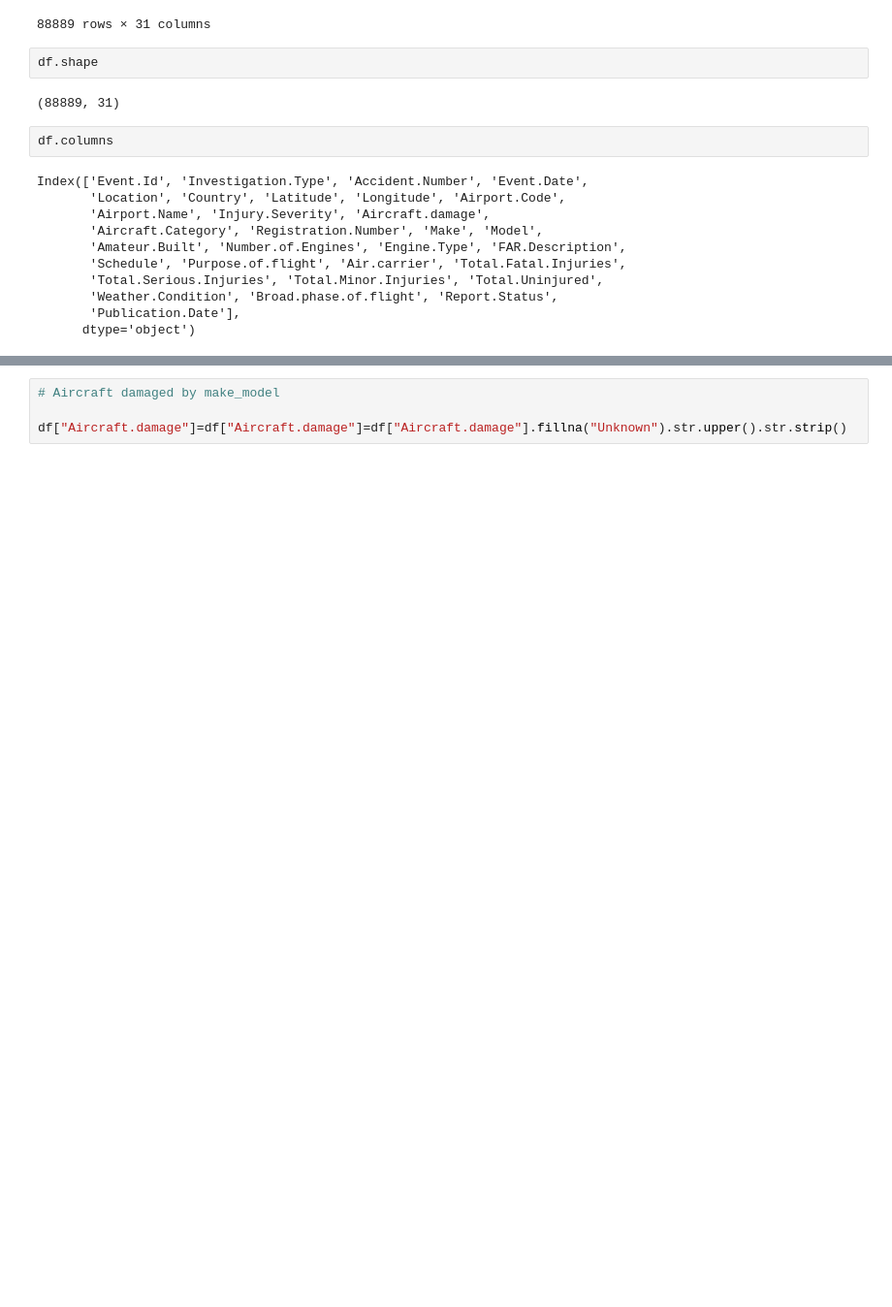
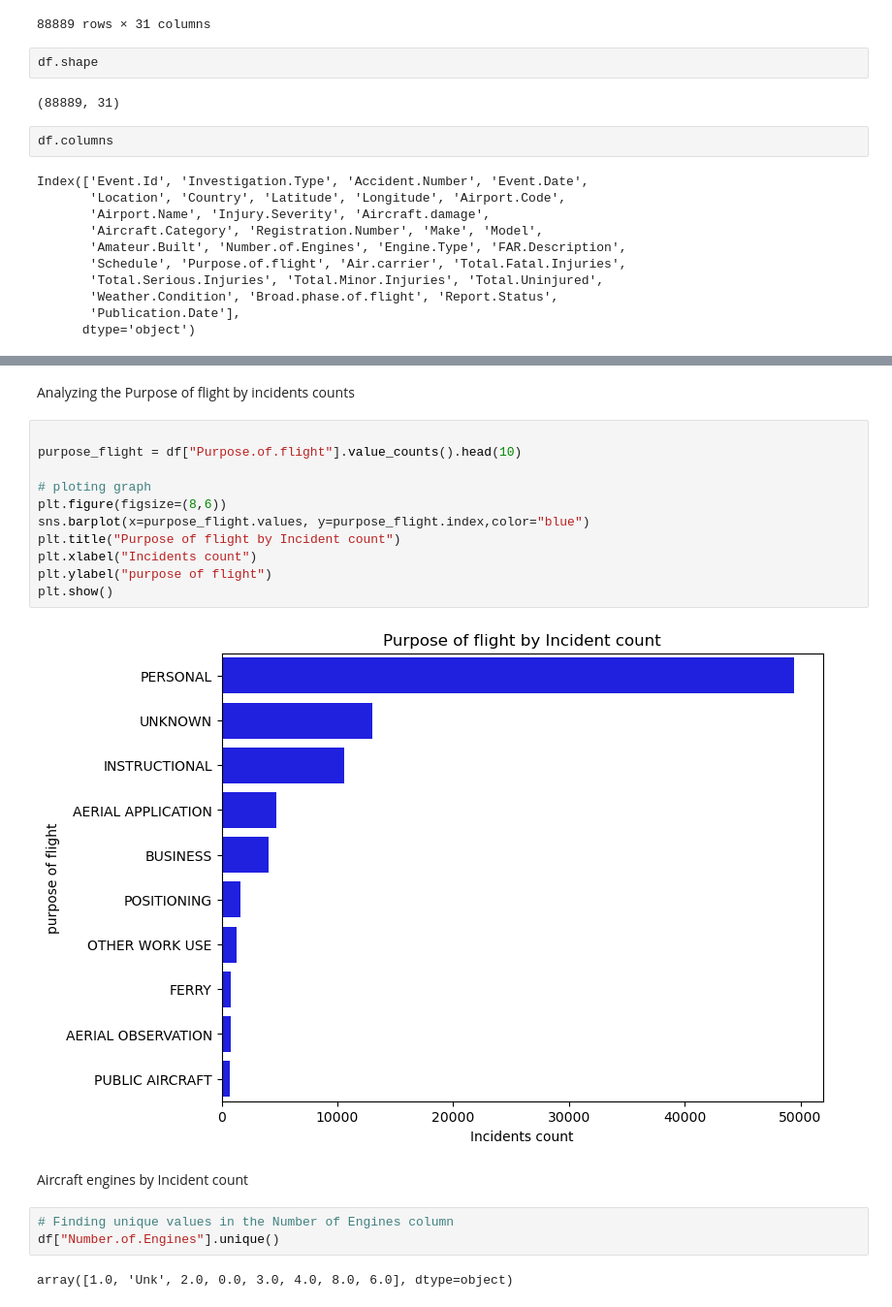
Before and after one commit to Meshack7468/project, a Jupyter notebook: project1.ipynb, the cells around one changed output, grey strips where cells are left out. Shown at 97% size. Saved outputs shown, nothing was run; the diff lists cells and outputs as text; blank space fills up the shorter version.

```diff
--- a/project1.ipynb
+++ b/project1.ipynb
@@ -154,4 +184,22 @@ Text(0, 0.5, 'Aircraft Make')
+# %% [markdown]
+Analyzing the Purpose of flight by incidents counts
 # %%
-# Aircraft damaged by make_model
 
-df["Aircraft.damage"]=df["Aircraft.damage"]=df["Aircraft.damage"].fillna("Unknown").str.upper().str.strip()
+purpose_flight = df["Purpose.of.flight"].value_counts().head(10)
+
+# ploting graph
+plt.figure(figsize=(8,6))
+sns.barplot(x=purpose_flight.values, y=purpose_flight.index,color="blue")
+plt.title("Purpose of flight by Incident count")
+plt.xlabel("Incidents count")
+plt.ylabel("purpose of flight")
+plt.show()
+# %% [output]
+[figure, added]
+# %% [markdown]
+Aircraft engines by Incident count
+# %%
+# Finding unique values in the Number of Engines column
+df["Number.of.Engines"].unique()
+# %% [output]
+array([1.0, 'Unk', 2.0, 0.0, 3.0, 4.0, 8.0, 6.0], dtype=object)
```
Also changed, not shown: parts of 32 cells of this notebook, 1 other file.
